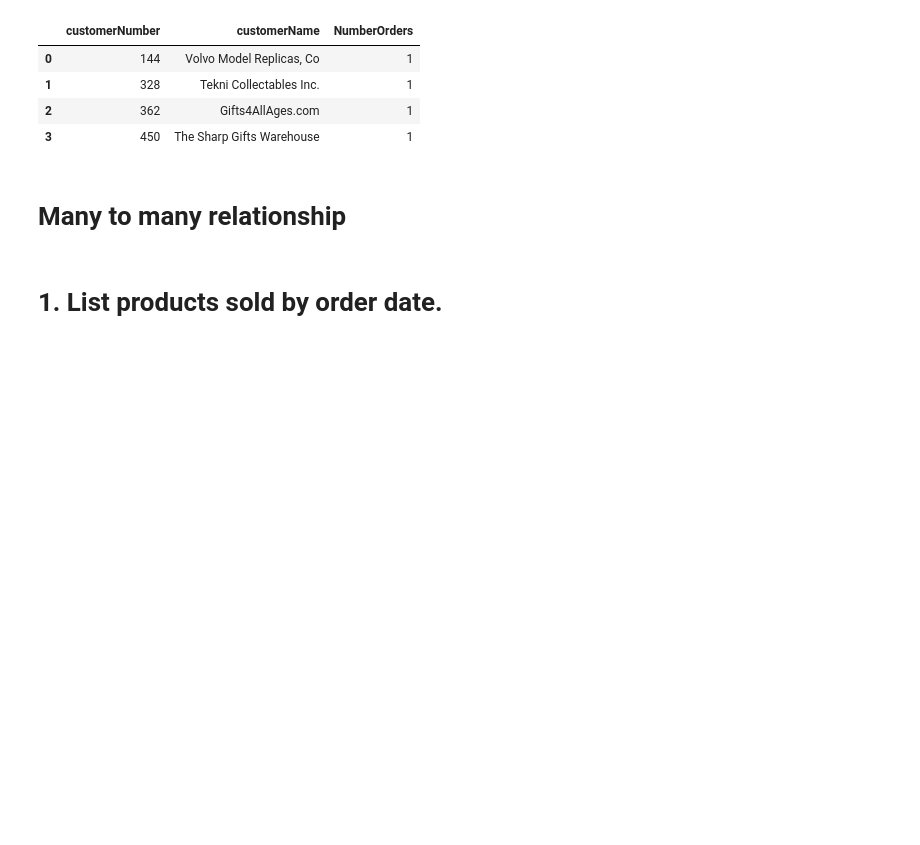
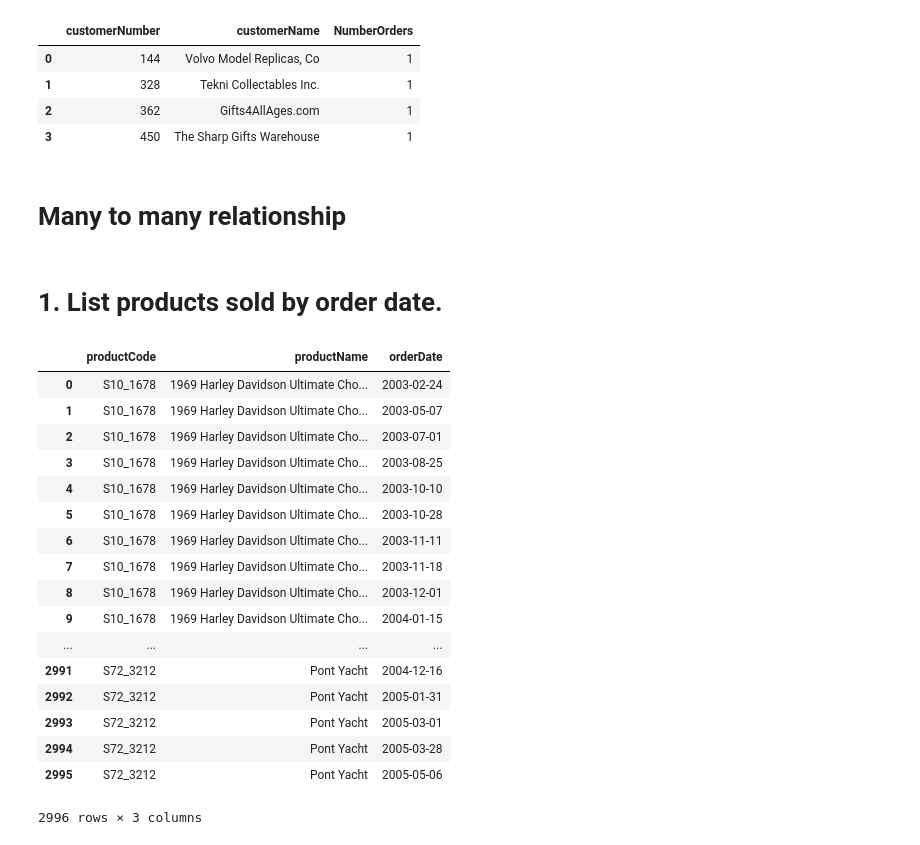
Before and after one commit to adiwirawan/digital-talent, a Jupyter notebook: LatihanSQL2.ipynb, the cells around one changed output. Saved outputs shown, nothing was run; the diff lists cells and outputs as text; code cells hidden in the pictures; blank space fills up the shorter version.

```diff
--- a/LatihanSQL2.ipynb
+++ b/LatihanSQL2.ipynb
@@ -208,3 +208,35 @@ group by o.customerNumber
 # Many to many relationship
 # %% [markdown]
 # 1. List products sold by order date.
+# %%
+run("""
+SELECT
+    d.productCode,
+    p.productName,
+    o.orderDate
+FROM
+    orderdetails d
+    INNER JOIN
+    products p ON p.productCode = d.productCode
+    INNER JOIN
+    orders o ON o.orderNumber = d.orderNumber
+""")
+# %% [output]
+|  | productCode | productName | orderDate |
+| 0 | S10_1678 | 1969 Harley Davidson Ultimate Cho... | 2003-02-24 |
+| 1 | S10_1678 | 1969 Harley Davidson Ultimate Cho... | 2003-05-07 |
+| 2 | S10_1678 | 1969 Harley Davidson Ultimate Cho... | 2003-07-01 |
+| 3 | S10_1678 | 1969 Harley Davidson Ultimate Cho... | 2003-08-25 |
+| 4 | S10_1678 | 1969 Harley Davidson Ultimate Cho... | 2003-10-10 |
+| 5 | S10_1678 | 1969 Harley Davidson Ultimate Cho... | 2003-10-28 |
+| 6 | S10_1678 | 1969 Harley Davidson Ultimate Cho... | 2003-11-11 |
+| 7 | S10_1678 | 1969 Harley Davidson Ultimate Cho... | 2003-11-18 |
+| 8 | S10_1678 | 1969 Harley Davidson Ultimate Cho... | 2003-12-01 |
+| 9 | S10_1678 | 1969 Harley Davidson Ultimate Cho... | 2004-01-15 |
+| ... | ... | ... | ... |
+| 2991 | S72_3212 | Pont Yacht | 2004-12-16 |
+| 2992 | S72_3212 | Pont Yacht | 2005-01-31 |
+| 2993 | S72_3212 | Pont Yacht | 2005-03-01 |
+| 2994 | S72_3212 | Pont Yacht | 2005-03-28 |
+| 2995 | S72_3212 | Pont Yacht | 2005-05-06 |
+2996 rows × 3 columns
```
Also changed, not shown: parts of 9 cells of this notebook.
